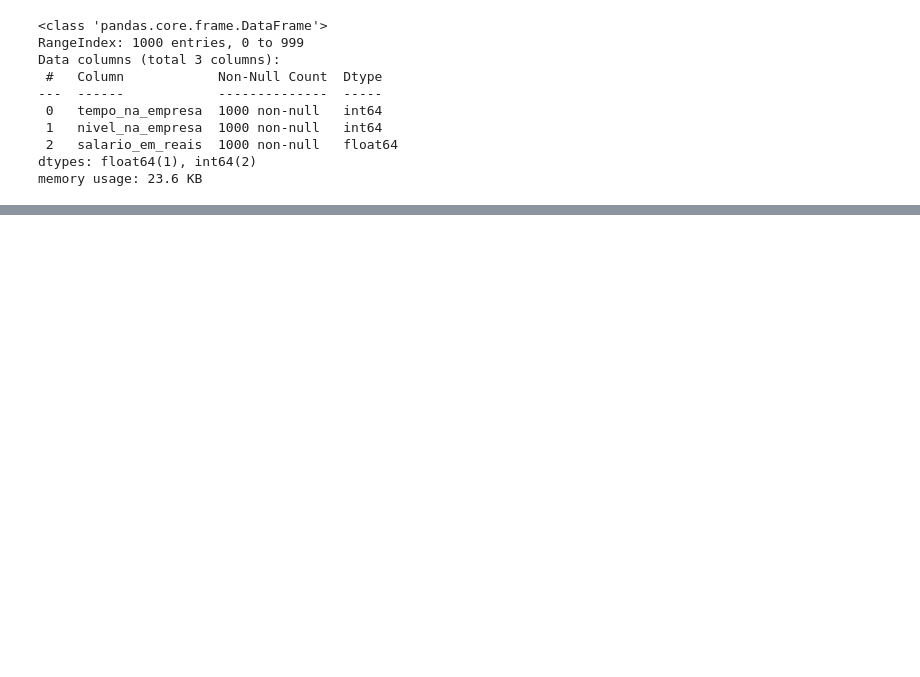
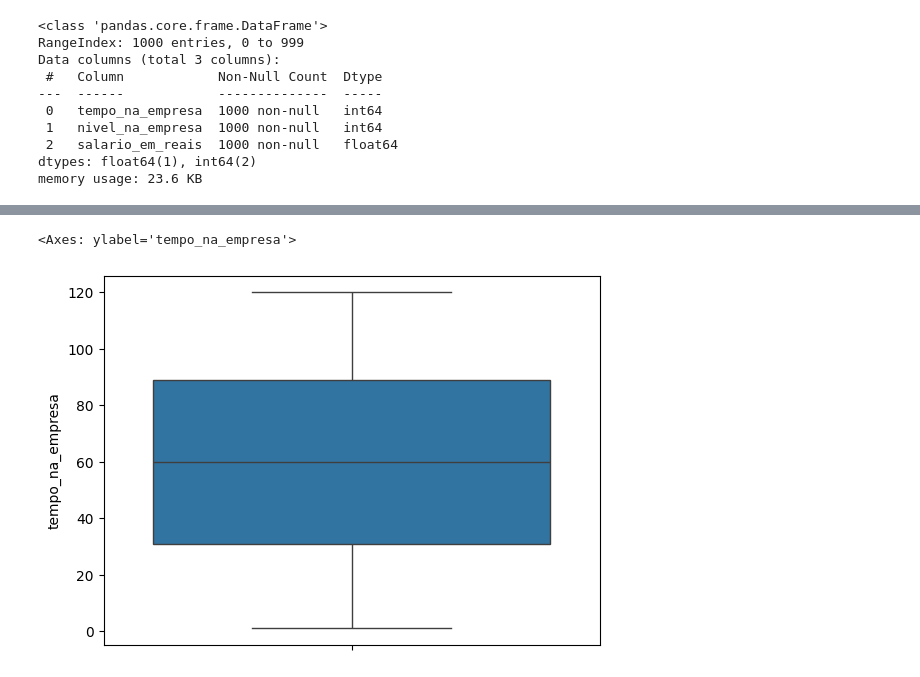
Before and after one commit to angelomedeiros/formacao-ia-regressao-polinomial, a Jupyter notebook: model_salario.ipynb, the cells around one changed output, grey strips where cells are left out. Cells and saved outputs as stored; diff of their text form; code cells hidden in the pictures; blank space fills up the shorter version.

```diff
--- a/model_salario.ipynb
+++ b/model_salario.ipynb
@@ -48,0 +72,6 @@ df_salario_bucket = df_salario.copy()
+# %%
+# Detectar outliers - Tempo na empresa
+sns.boxplot(df_salario.tempo_na_empresa)
+# %% [output]
+<Axes: ylabel='tempo_na_empresa'>
+[figure, added]
```
Also changed, not shown: parts of 9 cells of this notebook.
